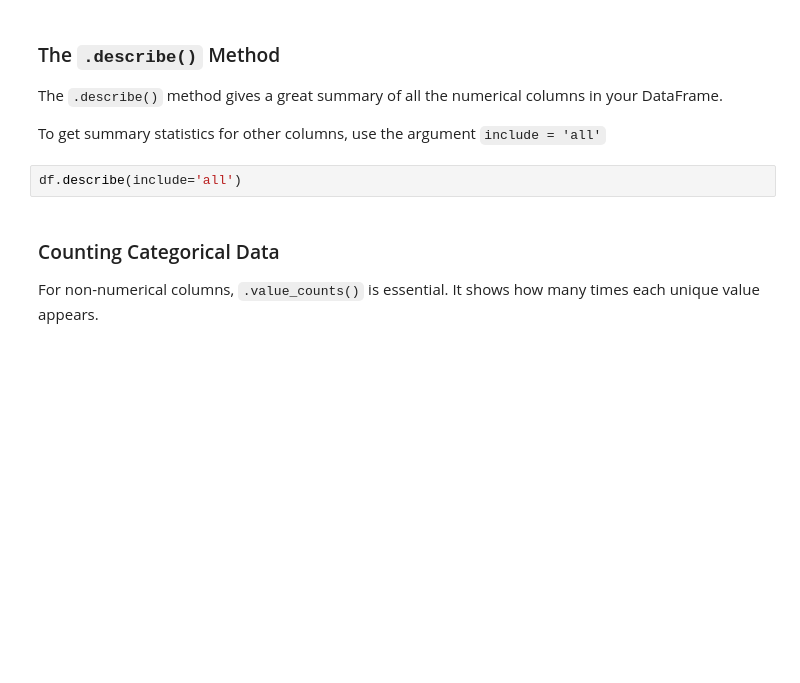
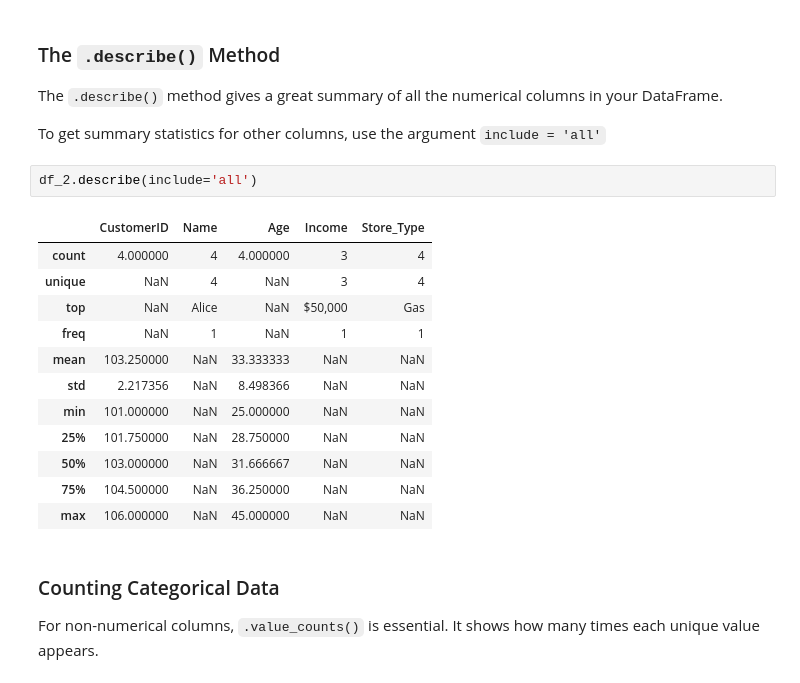
Before and after one commit to lnittala1-ops/BAN482, a Jupyter notebook: BAN482_Data_Wrangling.ipynb, the cells around one changed output. Cells and saved outputs as stored; diff of their text form; blank space fills up the shorter version.

```diff
--- a/BAN482_Data_Wrangling.ipynb
+++ b/BAN482_Data_Wrangling.ipynb
@@ -316,7 +335,20 @@ The `.describe()` method gives a great summary of all the numerical columns in y
 
 To get summary statistics for other columns, use the argument `include = 'all'`
 # %%
-df.describe(include='all')
+df_2.describe(include='all')
+# %% [output]
+|  | CustomerID | Name | Age | Income | Store_Type |
+| count | 4.000000 | 4 | 4.000000 | 3 | 4 |
+| unique | NaN | 4 | NaN | 3 | 4 |
+| top | NaN | Alice | NaN | $50,000 | Gas |
+| freq | NaN | 1 | NaN | 1 | 1 |
+| mean | 103.250000 | NaN | 33.333333 | NaN | NaN |
+| std | 2.217356 | NaN | 8.498366 | NaN | NaN |
+| min | 101.000000 | NaN | 25.000000 | NaN | NaN |
+| 25% | 101.750000 | NaN | 28.750000 | NaN | NaN |
+| 50% | 103.000000 | NaN | 31.666667 | NaN | NaN |
+| 75% | 104.500000 | NaN | 36.250000 | NaN | NaN |
+| max | 106.000000 | NaN | 45.000000 | NaN | NaN |
 # %% [markdown]
 ### Counting Categorical Data
 
```
Also changed, not shown: parts of 42 cells of this notebook.
